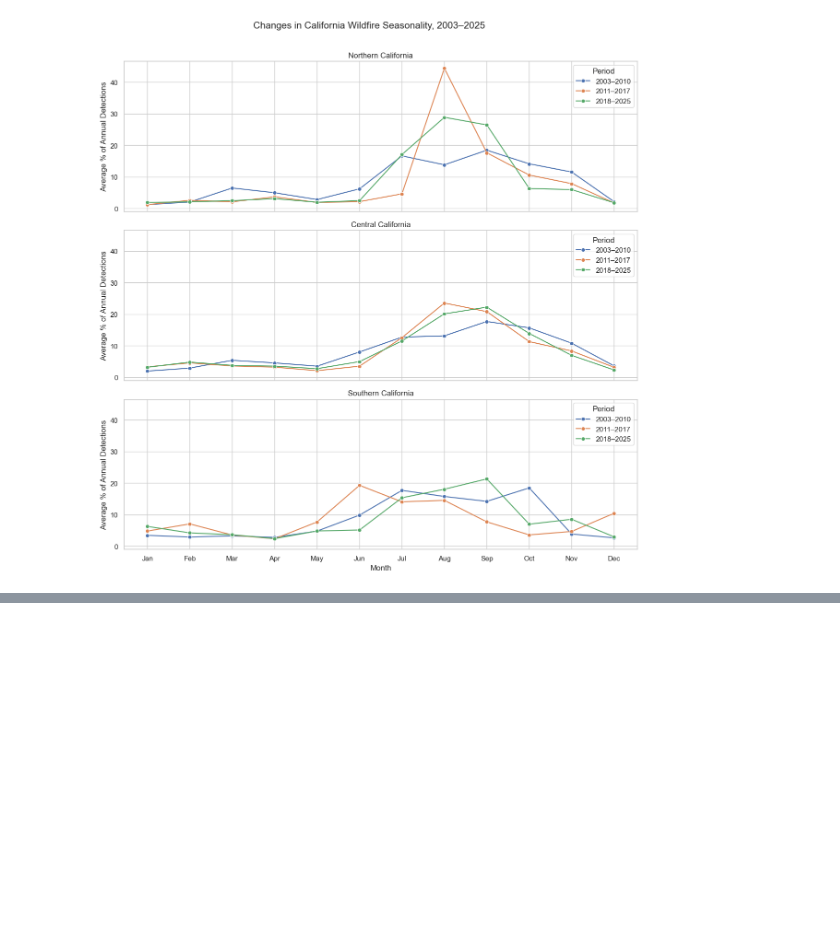
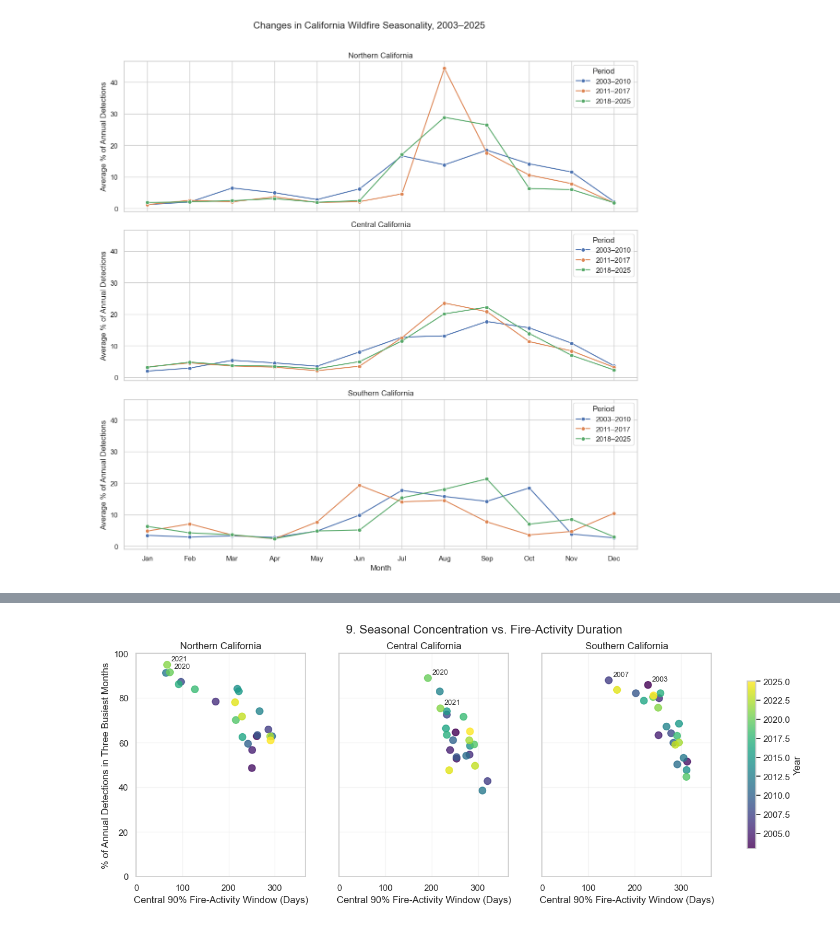
Before and after one commit to vmarroquinguzman/dsc106-project3, a Jupyter notebook: exploratory_vis.ipynb, the cells around one changed output, grey strips where cells are left out. Cells and saved outputs as stored; diff of their text form; code cells hidden in the pictures; blank space fills up the shorter version.

```diff
--- a/exploratory_vis.ipynb
+++ b/exploratory_vis.ipynb
@@ -719,0 +856,14 @@ plt.show()
+# %%
+# Graph 9: Seasonal Concentration vs. Fire-Activity Duration
+
+# Merge the two existing DataFrames
+comparison = concentration.merge(
+    season_metrics[
+        ["region", "year", "season_length", "detections"]
+    ],
+    on=["region", "year"],
+    how="inner"
+)
+
+# Inspect the combined data
+display(comparison.head())
@@ -719,0 +877,70 @@ plt.show()
+# %%
+fig, axes = plt.subplots(
+    1, 3,
+    figsize=(16, 5),
+    sharex=True,
+    sharey=True
+)
+
+regions = [
+    "Northern California",
+    "Central California",
+    "Southern California"
+]
+
+for ax, region in zip(axes, regions):
+
+    subset = comparison[
+        comparison["region"] == region
+    ]
+
+    scatter = ax.scatter(
+        subset["season_length"],
+        subset["top3_percent"],
+        c=subset["year"],
+        cmap="viridis",
+        s=75,
+        alpha=0.8
+    )
+
+    # Label years with the most detections
+    for _, row in subset.nlargest(2, "detections").iterrows():
+        ax.annotate(
+            str(int(row["year"])),
+            (
+                row["season_length"],
+                row["top3_percent"]
+            ),
+            xytext=(5, 5),
+            textcoords="offset points",
+            fontsize=9
+        )
+
+    ax.set(
+        title=region,
+        xlabel="Central 90% Fire-Activity Window (Days)",
+        xlim=(0, 366),
+        ylim=(0, 100)
+    )
+
+    ax.grid(alpha=0.2)
+
+axes[0].set_ylabel(
+    "% of Annual Detections in Three Busiest Months"
+)
+
+fig.colorbar(
+    scatter,
+    ax=list(axes),
+    label="Year",
+    shrink=0.75
+)
+
+fig.suptitle(
+    "9. Seasonal Concentration vs. Fire-Activity Duration",
+    fontsize=15
+)
+
+plt.show()
+# %% [output]
+[figure, added]
```
Also changed, not shown: parts of 5 cells of this notebook.
